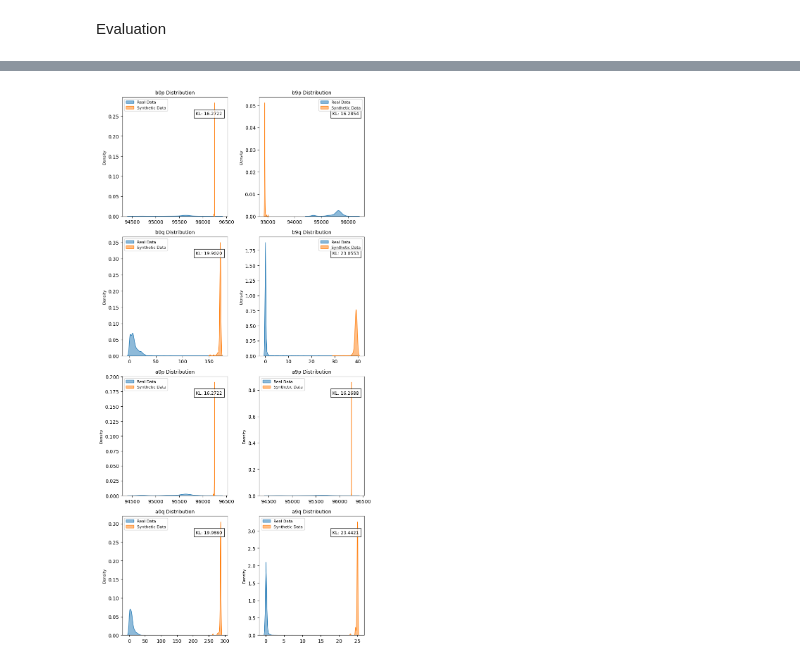
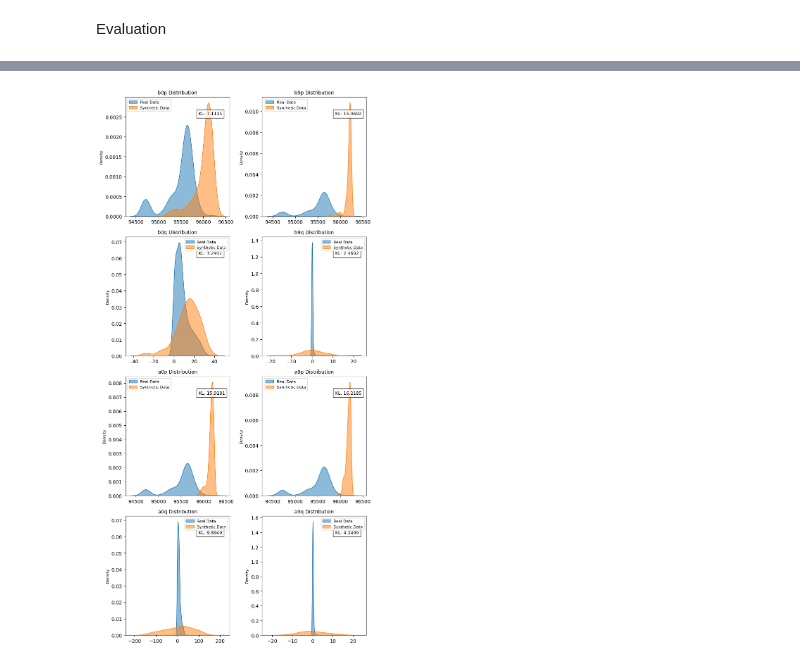
Before and after one commit to JiaShengg/DSA5204-Group-9, a Jupyter notebook: lob/tf_gan_lob_ha&ls.ipynb, the cells around one changed output, grey strips where cells are left out. Saved outputs shown, nothing was run; the diff lists cells and outputs as text; code cells hidden in the pictures.

```diff
--- a/lob/tf_gan_lob_ha&ls.ipynb
+++ b/lob/tf_gan_lob_ha&ls.ipynb
@@ -29,7 +29,7 @@ class GANConfig:
     z_dim: int = 100
     lob_dim: int = 40
     epochs: int = 30
-    learning_rate_d: float = 0.0002
+    learning_rate_d: float = 1e-5
     learning_rate_g: float = 0.0002
     beta1: float = 0.5
     beta2: float = 0.999
@@ -38,6 +38,7 @@ class GANConfig:
     use_historical_avg: bool = False
     historical_averaging_weight: float = 0.0001
     generator_target_prob: float = 1.0
+    n_critic: int = 5
 
 config = GANConfig()
 # %%
@@ -53,7 +54,7 @@ else:
     print("Using CPU")
 
 # Load and preprocess LOB data
-file_path = "/content/drive/MyDrive/BTCUSDT-lob.parq"
+file_path = "/content/drive/MyDrive/DSA5204/crypto_sample_data/BTCUSDT-lob.parq"
 df = pd.read_parquet(file_path, engine="pyarrow")
 
 lob_features = [
@@ -63,7 +64,7 @@ lob_features = [
     "a0q", "a1q", "a2q", "a3q", "a4q", "a5q", "a6q", "a7q", "a8q", "a9q"
 ]
 
-df = df.dropna(subset=lob_features).sample(n=5000)
+df = df.dropna(subset=lob_features).sample(n=1000)
 scaler = MinMaxScaler()
 lob_data = scaler.fit_transform(df[lob_features].values).astype(np.float32)
 
@@ -79,11 +80,11 @@ class Generator(models.Model):
         self.config = config
         self.z_dim = config.z_dim
 
-        self.dense1 = layers.Dense(512, activation='relu')
+        self.dense1 = layers.Dense(512, activation=layers.LeakyReLU(0.2))
         self.bn1 = layers.BatchNormalization()
-        self.dense2 = layers.Dense(256, activation='relu')
+        self.dense2 = layers.Dense(256, activation=layers.LeakyReLU(0.2))
         self.bn2 = layers.BatchNormalization()
-        self.dense3 = layers.Dense(128, activation='relu')
+        self.dense3 = layers.Dense(128, activation=layers.LeakyReLU(0.2))
         self.output_layer = layers.Dense(40, activation='tanh')
 
     def constraints(self, lob_output):
@@ -148,27 +149,27 @@ class Discriminator(models.Model):
         super(Discriminator, self).__init__()
         self.config = config
 
-        self.dense1 = layers.Dense(128, activation='relu')
-        self.bn1 = layers.BatchNormalization()
-        self.dense2 = layers.Dense(256, activation='relu')
-        self.bn2 = layers.BatchNormalization()
-        self.dense3 = layers.Dense(512, activation='relu')
-        self.bn3 = layers.BatchNormalization()
-        self.output_layer = layers.Dense(1, activation='sigmoid')
+        self.dense1 = layers.Dense(128, activation=layers.LeakyReLU(0.2))
+        # self.bn1 = layers.BatchNormalization()
+        self.dense2 = layers.Dense(256, activation=layers.LeakyReLU(0.2))
+        # self.bn2 = layers.BatchNormalization()
+        self.dense3 = layers.Dense(512, activation=layers.LeakyReLU(0.2))
+        # self.bn3 = layers.BatchNormalization()
+        self.output_layer = layers.Dense(1)
 
         self.dropout = layers.Dropout(0.3)
 
     def call(self, inputs, training=True):
         x = self.dense1(inputs)
-        x = self.bn1(x, training=training)
+        # x = self.bn1(x, training=training)
         x = self.dropout(x, training=training)
 
         x = self.dense2(x)
-        x = self.bn2(x, training=training)
+        # x = self.bn2(x, training=training)
         x = self.dropout(x, training=training)
 
         x = self.dense3(x)
-        x = self.bn3(x, training=training)
+        # x = self.bn3(x, training=training)
         x = self.dropout(x, training=training)
 
         validity = self.output_layer(x)
@@ -522,9 +573,9 @@ results = compare_distributions(real_df, syn_df)
 # %%
 syn_output_ha = trainer_ha.generator.predict(noise)
 
-syn_data_ha = syn_output[0]
-syn_data_ha = scaler.inverse_transform(syn_data)
-syn_df_ha = pd.DataFrame(syn_data, columns=lob_features)
+syn_data_ha = syn_output_ha[0]
+syn_data_ha = scaler.inverse_transform(syn_data_ha)
+syn_df_ha = pd.DataFrame(syn_data_ha, columns=lob_features)
 
 results_ha = compare_distributions(real_df, syn_df_ha)
 # %% [output]
@@ -532,4 +583,4 @@ results_ha = compare_distributions(real_df, syn_df_ha)
-[figure, old version]
+[figure, new version]
 # %%
 syn_output_ls = trainer_ls.generator.predict(noise)
 
```
Also changed, not shown: parts of 12 cells of this notebook.
